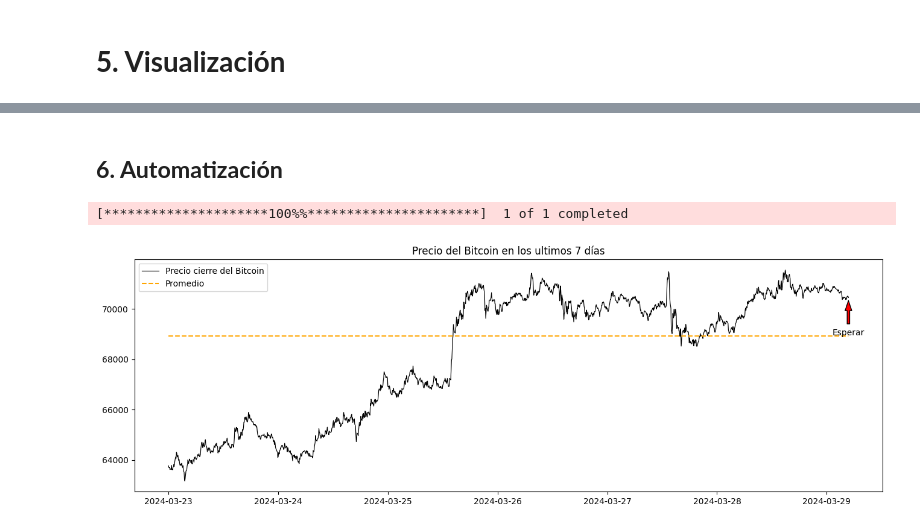
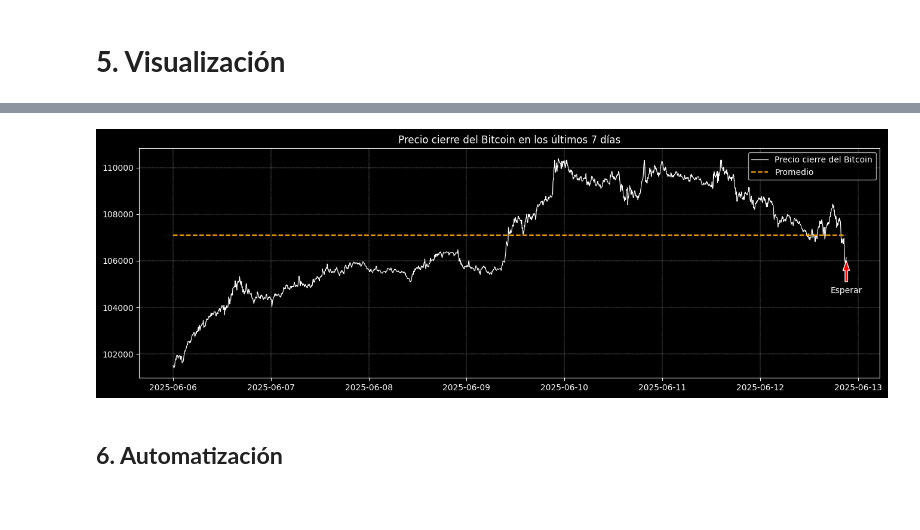
Before and after one commit to RicardxJMG/Simple-Robot-Trading, a Jupyter notebook: Robot_trading.ipynb, the cells around one changed output, grey strips where cells are left out. Drawn from its saved outputs; the diff is of its cells as text; code cells hidden in the pictures; blank space fills up the shorter version.

```diff
--- a/Robot_trading.ipynb
+++ b/Robot_trading.ipynb
@@ -175,12 +200,11 @@ df_bitcoin_limpio.boxplot('Close');
 # %% [markdown]
 # **4. Toma de decisiones**
 # %%
-def tomar_decision():
-  global algoritmo_decision, tendencia, media_bitcoin, precio_actual
+def tomar_decision(media_bitcoin: float, tendencia: str ) -> str:
 
-  if precio_actual >= media_bitcoin and tendencia == 'Baja':
-    algoritmo_decision = 'Vender'
-  elif precio_actual < media_bitcoin and tendencia == 'Alta':
-    algoritmo_decision = 'Comprar'
+  if precio_actual >= media_bitcoin and tendencia == 'baja':
+    return 'Vender'
+  elif precio_actual < media_bitcoin and tendencia == 'alta':
+    return 'Comprar'
   else:
-    algoritmo_decision = 'Esperar'
+    return 'Esperar'
@@ -189,20 +216,26 @@ tomar_decision()
 # %% [markdown]
 # **5. Visualización**
 # %%
-def visualizacion():
-  global df_bitcoin, media_bitcoin, algoritmo_decision
+def visualizacion(df: pd.DataFrame, media: float, tendencia: str, algoritmo_decision:str) ->  None:
+
+  df_copy = df.copy()
   # Añadiendo una nueva columna
-  df_bitcoin['Promedio'] = media_bitcoin
+  df_copy['Promedio'] = media
 
   # Configuración del gráfico
-  #plt.style.use("dark_background")
+  plt.style.use("dark_background")
   plt.figure(figsize=(16,5))
   plt.title('Precio cierre del Bitcoin en los últimos 7 días')
-  plt.plot(df_bitcoin.index, df_bitcoin.Close, linewidth = 0.85, color = 'black');
-  plt.plot(df_bitcoin.index, df_bitcoin.Promedio, color = 'orange', linestyle = '--');
+  plt.plot(df_copy.index, df_copy.Close, linewidth = 0.85, color = '#ffffff');
+  plt.plot(df_copy.index, df_copy.Promedio, color = 'orange', linestyle = '--');
   plt.legend(['Precio cierre del Bitcoin', 'Promedio'])
+  plt.grid(True, lw = 0.25, ls = '--')
 
   color = 'green' if algoritmo_decision == 'Vender' else 'blue' if algoritmo_decision == 'Comprar' else 'red'
-  plt.annotate(algoritmo_decision, xy=(df_bitcoin.index[-1], df_bitcoin.Close[-1]), xytext=(df_bitcoin.index[-1], df_bitcoin.Close[-1]-1500),
-             arrowprops=dict(facecolor=color, shrink=.1, width = 3, headwidth = 8), horizontalalignment='center')
+  plt.annotate(algoritmo_decision,
+               xy=(df_copy.index[-1],df_copy.Close.iloc[-1]),
+               xytext=(df_copy.index[-1], df_copy.Close.iloc[-1]-1500),
+               arrowprops=dict(facecolor=color, shrink=.1, width = 3, headwidth = 8),
+               horizontalalignment='center')
+
   plt.show()
@@ -213,17 +242,9 @@ visualizacion()
+# %%
+visualizacion(df_bitcoin, precio_medio, tendencia, decision)
+# %% [output]
+[figure, added]
 # %% [markdown]
 ## **6. Automatización**
 # %%
 from IPython.display import clear_output
 import time
-# %%
-while(True):
-  clear_output()
-  importar_base_bitcoin()
-  extraer_tendencias()
-  limpieza_datos()
-  tomar_decision()
-  visualizacion()
-  time.sleep(300)
-# %% [output]
-[*********************100%%**********************]  1 of 1 completed
-[figure, removed]
```
Also changed, not shown: parts of 25 cells of this notebook.
